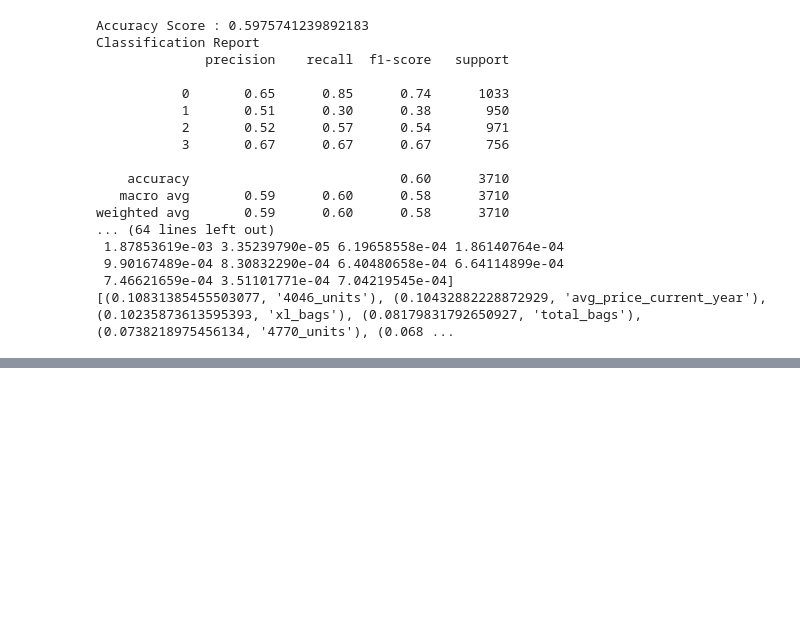
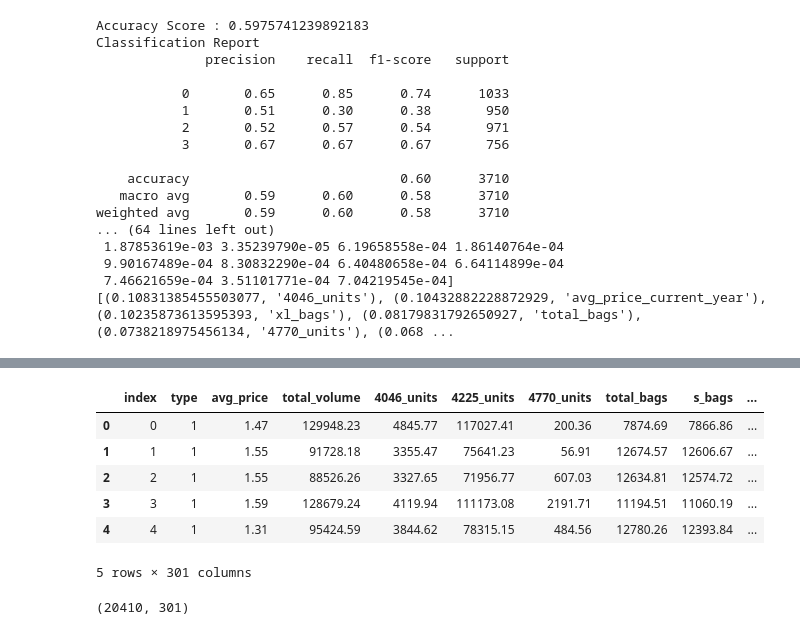
Before and after one commit to davidmcbee/Health_and_Avocados, a Jupyter notebook: ML_RandomForest_Model.ipynb, the cells around one changed output, grey strips where cells are left out. Saved outputs shown, nothing was run; the diff lists cells and outputs as text; code cells hidden in the pictures; blank space fills up the shorter version.

```diff
--- a/ML_RandomForest_Model.ipynb
+++ b/ML_RandomForest_Model.ipynb
@@ -190,0 +324,15 @@ weighted avg       0.59      0.60      0.58      3710
+# %%
+prices_df = prices_df.drop(columns=['timeframe'], axis=1)
+prices_df.head()
+# %% [output]
+|  | index | type | avg_price | total_volume | 4046_units | 4225_units | 4770_units | total_bags | s_bags | ... |
+| 0 | 0 | 1 | 1.47 | 129948.23 | 4845.77 | 117027.41 | 200.36 | 7874.69 | 7866.86 | ... |
+| 1 | 1 | 1 | 1.55 | 91728.18 | 3355.47 | 75641.23 | 56.91 | 12674.57 | 12606.67 | ... |
+| 2 | 2 | 1 | 1.55 | 88526.26 | 3327.65 | 71956.77 | 607.03 | 12634.81 | 12574.72 | ... |
+| 3 | 3 | 1 | 1.59 | 128679.24 | 4119.94 | 111173.08 | 2191.71 | 11194.51 | 11060.19 | ... |
+| 4 | 4 | 1 | 1.31 | 95424.59 | 3844.62 | 78315.15 | 484.56 | 12780.26 | 12393.84 | ... |
+5 rows × 301 columns
+# %%
+prices_df.shape
+# %% [output]
+(20410, 301)
```
Also changed, not shown: parts of 26 cells of this notebook, 2 other files.
